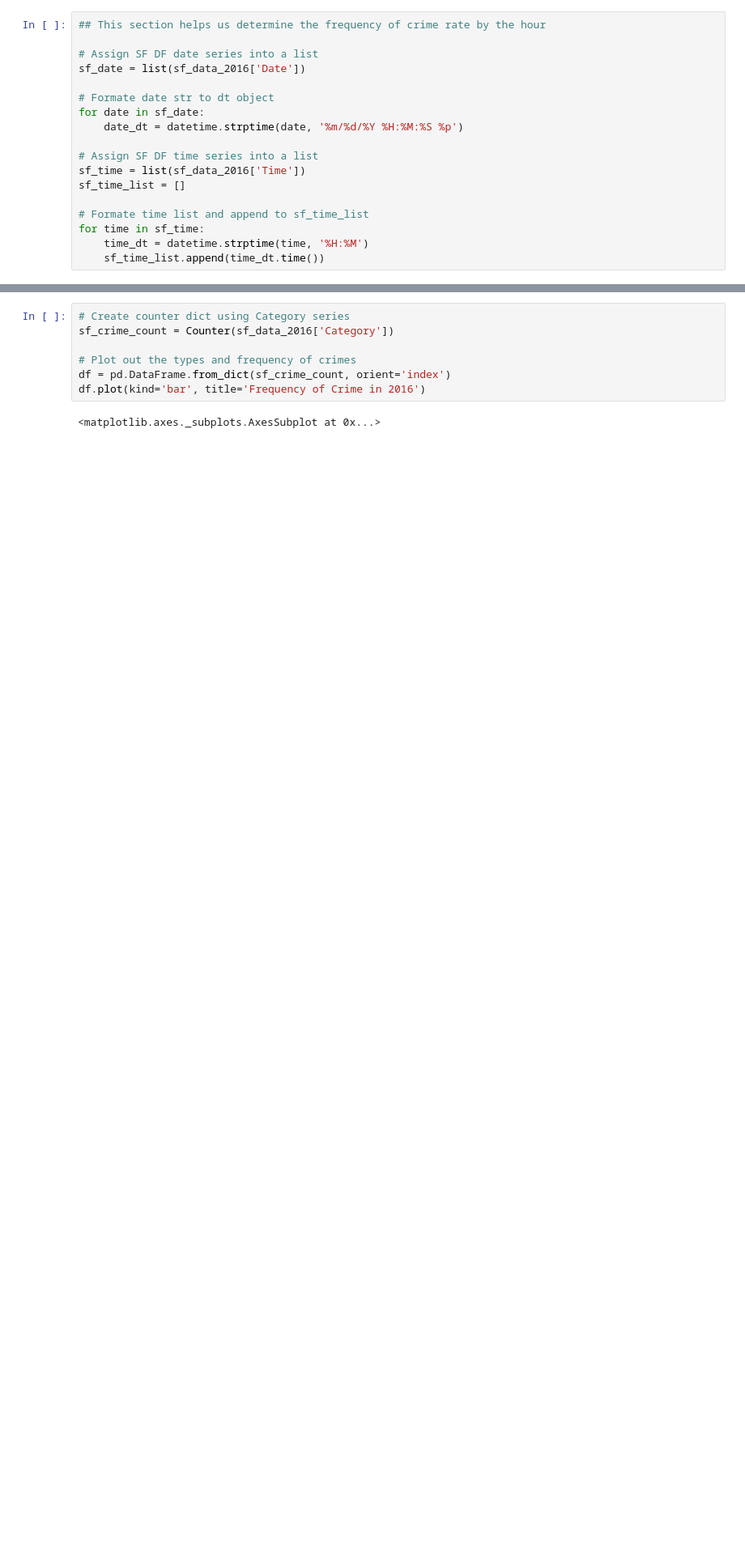
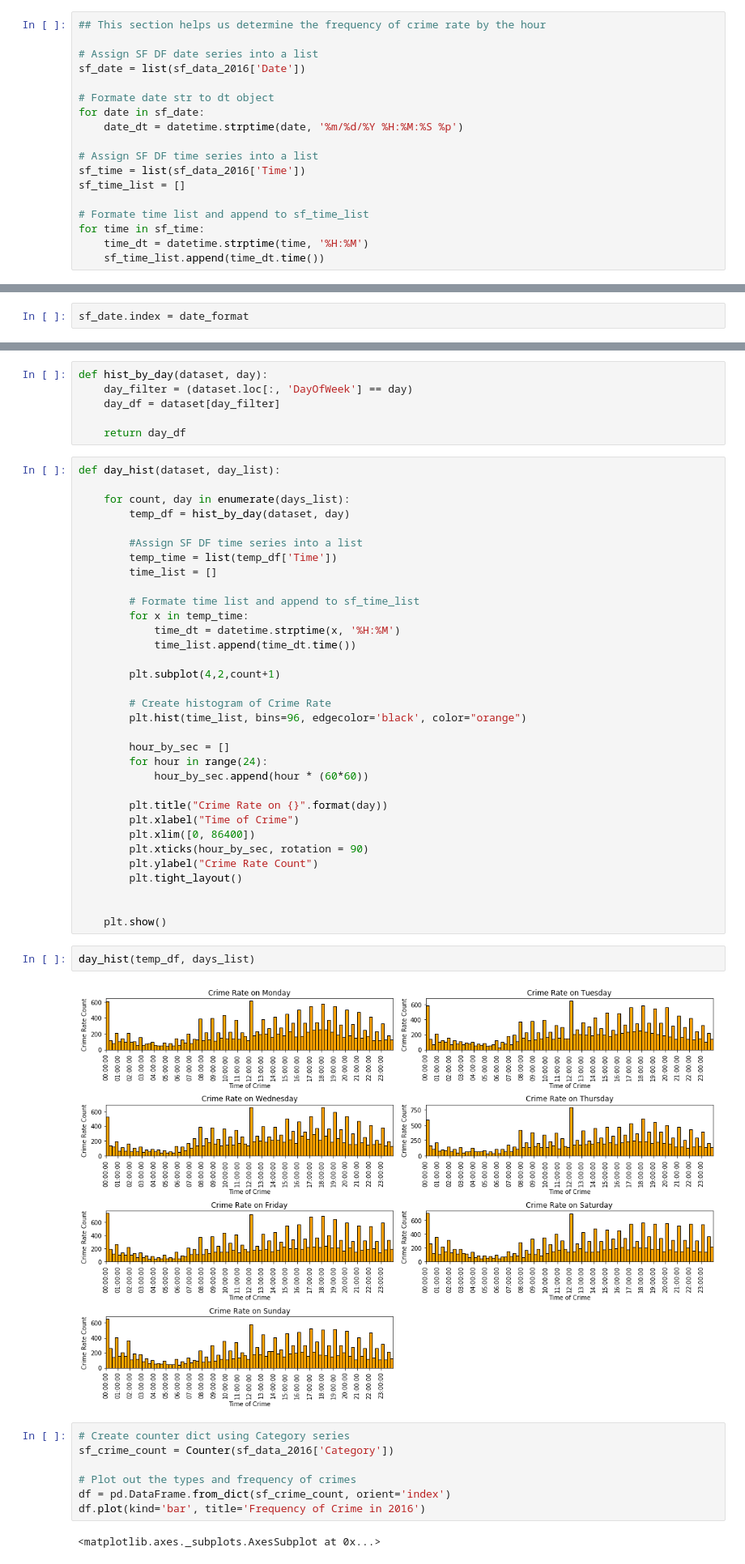
Before and after one commit to NathanNguyen345/DataScience_Capstone1, a Jupyter notebook: ExploratoryData/SF_Crime_Rate.ipynb, the cells around one changed output, grey strips where cells are left out. Shown at 81% size. Saved outputs shown, nothing was run; the diff lists cells and outputs as text; blank space fills up the shorter version.

```diff
--- a/ExploratoryData/SF_Crime_Rate.ipynb
+++ b/ExploratoryData/SF_Crime_Rate.ipynb
@@ -242,0 +253,2 @@ plt.show()
+# %%
+sf_date.index = date_format
@@ -243,3 +265,46 @@ plt.show()
+# %%
+def hist_by_day(dataset, day):
+    day_filter = (dataset.loc[:, 'DayOfWeek'] == day)
+    day_df = dataset[day_filter]
+
+    return day_df
+# %%
+def day_hist(dataset, day_list):
+
+    for count, day in enumerate(days_list):
+        temp_df = hist_by_day(dataset, day)
+
+        #Assign SF DF time series into a list
+        temp_time = list(temp_df['Time'])
+        time_list = []
+
+        # Formate time list and append to sf_time_list
+        for x in temp_time:
+            time_dt = datetime.strptime(x, '%H:%M')
+            time_list.append(time_dt.time())
+
+        plt.subplot(4,2,count+1)
+
+        # Create histogram of Crime Rate
+        plt.hist(time_list, bins=96, edgecolor='black', color="orange")
+
+        hour_by_sec = []
+        for hour in range(24):
+            hour_by_sec.append(hour * (60*60))
+
+        plt.title("Crime Rate on {}".format(day))
+        plt.xlabel("Time of Crime")
+        plt.xlim([0, 86400])
+        plt.xticks(hour_by_sec, rotation = 90)
+        plt.ylabel("Crime Rate Count")
+        plt.tight_layout()
+
+
+    plt.show()
+# %%
+day_hist(temp_df, days_list)
+# %% [output]
+[figure, added]
 # %%
 # Create counter dict using Category series
 sf_crime_count = Counter(sf_data_2016['Category'])
```
Also changed, not shown: parts of 5 cells of this notebook.
